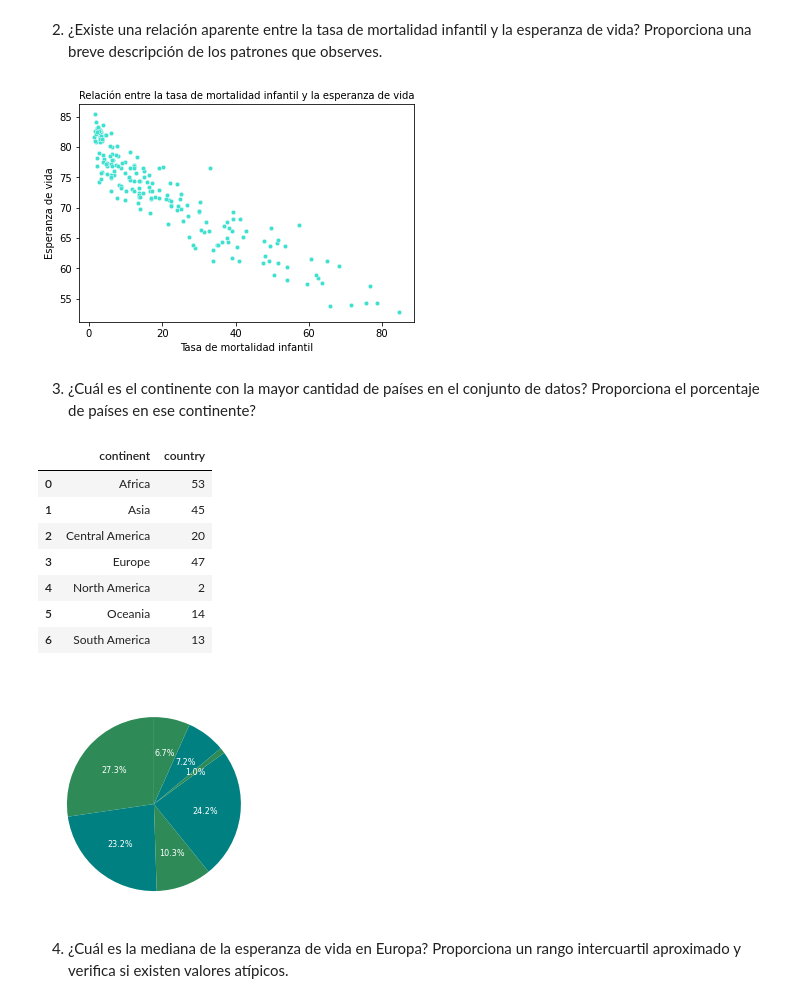
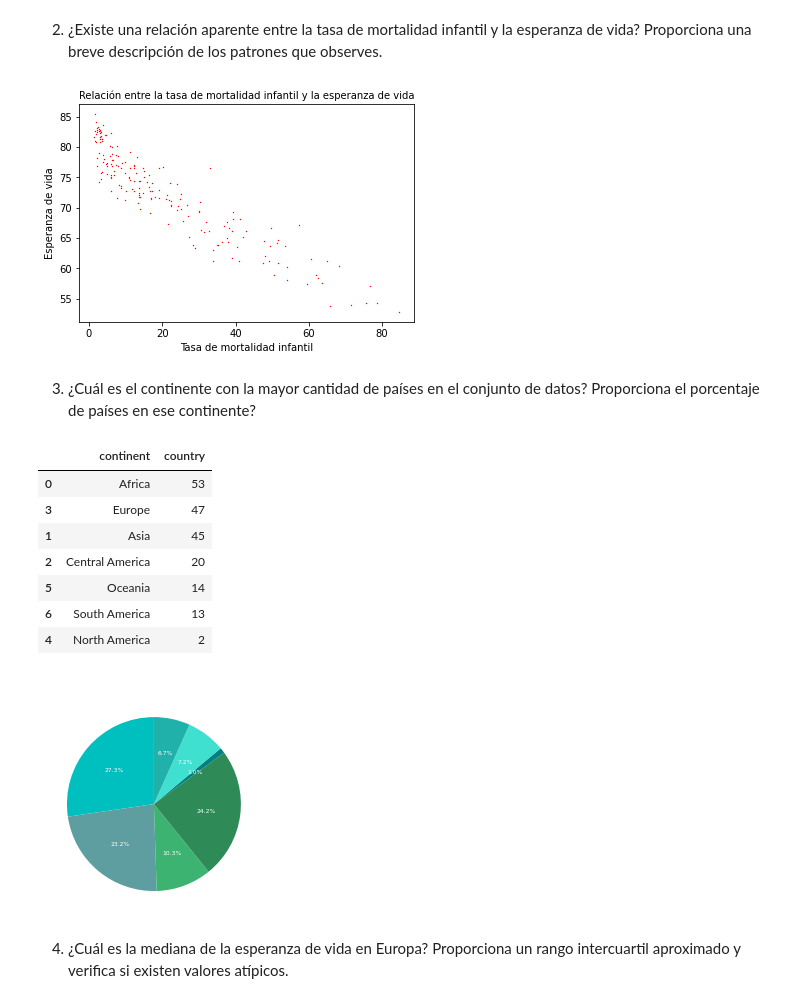
Before and after one commit to BSReguera/Pair-Programming-Modulo-3-Sprint2-, a Jupyter notebook: pairprogramming-modulo3-sprint2-leccion07.ipynb, the cells around one changed output. Drawn from its saved outputs; the diff is of its cells as text; code cells hidden in the pictures.

```diff
--- a/pairprogramming-modulo3-sprint2-leccion07.ipynb
+++ b/pairprogramming-modulo3-sprint2-leccion07.ipynb
@@ -115,12 +87,12 @@ plt.gca().spines[["top", "right"]].set_visible(False)
 # %% [markdown]
 2. ¿Existe una relación aparente entre la tasa de mortalidad infantil y la esperanza de vida? Proporciona una breve descripción de los patrones que observes.
 # %%
-sns.scatterplot(x = "infant_mortality", y = "life_expectancy", data = df_pair7, color = "turquoise", s = 20)
+sns.scatterplot(x = "infant_mortality", y = "life_expectancy", data = df_pair7, color = "red", s = 2)
 plt.ylabel("Esperanza de vida")
 plt.xlabel("Tasa de mortalidad infantil")
 plt.title("Relación entre la tasa de mortalidad infantil y la esperanza de vida", fontsize = 10);
 # %% [output]
-[figure, old version]
+[figure, new version]
 # %%
 # Columnas numericas y continuas
 # Uso de gráfica: scatterplot o gráfico de dispersión
@@ -129,30 +101,30 @@ plt.title("Relación entre la tasa de mortalidad infantil y la esperanza de vida
 # %% [markdown]
 3. ¿Cuál es el continente con la mayor cantidad de países en el conjunto de datos? Proporciona el porcentaje de países en ese continente?
 # %%
-paisporcontinente = df_pair7.groupby("continent")["country"].count().reset_index()
+paisporcontinente = df_pair7.groupby("continent")["country"].count().reset_index().sort_values("country", ascending= False)
 paisporcontinente
 # %% [output]
 |  | continent | country |
 | 0 | Africa | 53 |
+| 3 | Europe | 47 |
 | 1 | Asia | 45 |
 | 2 | Central America | 20 |
-| 3 | Europe | 47 |
-| 4 | North America | 2 |
 | 5 | Oceania | 14 |
 | 6 | South America | 13 |
+| 4 | North America | 2 |
 # %%
-colores = ["seagreen", "teal"]
+colores = ["c", "cadetblue", "mediumseagreen", "seagreen", "teal", "turquoise", "lightseagreen"]
 
 plt.pie("country", labels= "continent",
         data = paisporcontinente,
         autopct=  '%1.1f%%',
         colors = colores,
-        textprops={'fontsize': 8,"color": "white"},
+        textprops={'fontsize': 6,"color": "white"},
         startangle=90)
 
 plt.title("Porcentaje de paises según el continente", fontsize = 10, color="white");
 # %% [output]
-[figure, old version]
+[figure, new version]
 # %%
 # Columna numérica y categórica
 # Uso de gráfica: Pieplot o gráfico de quesitos
```
Also changed, not shown: parts of 18 cells of this notebook.
